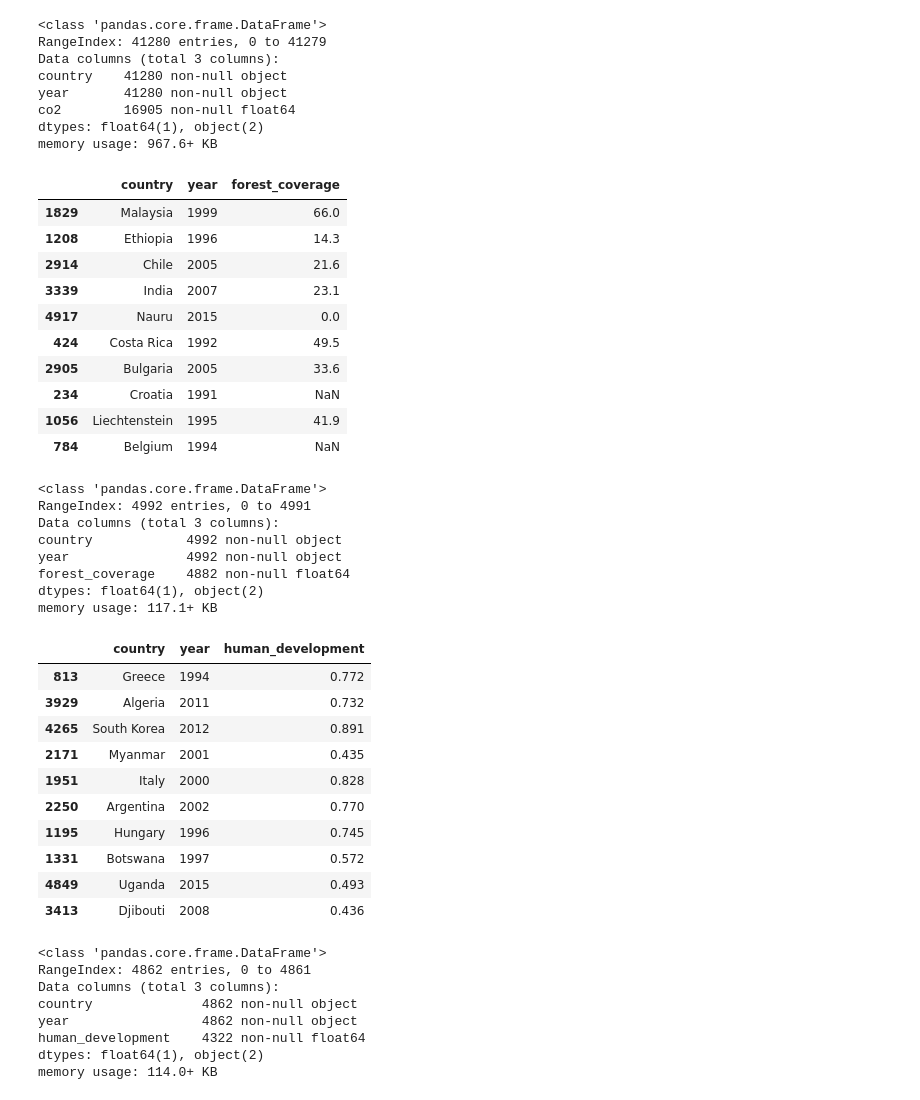
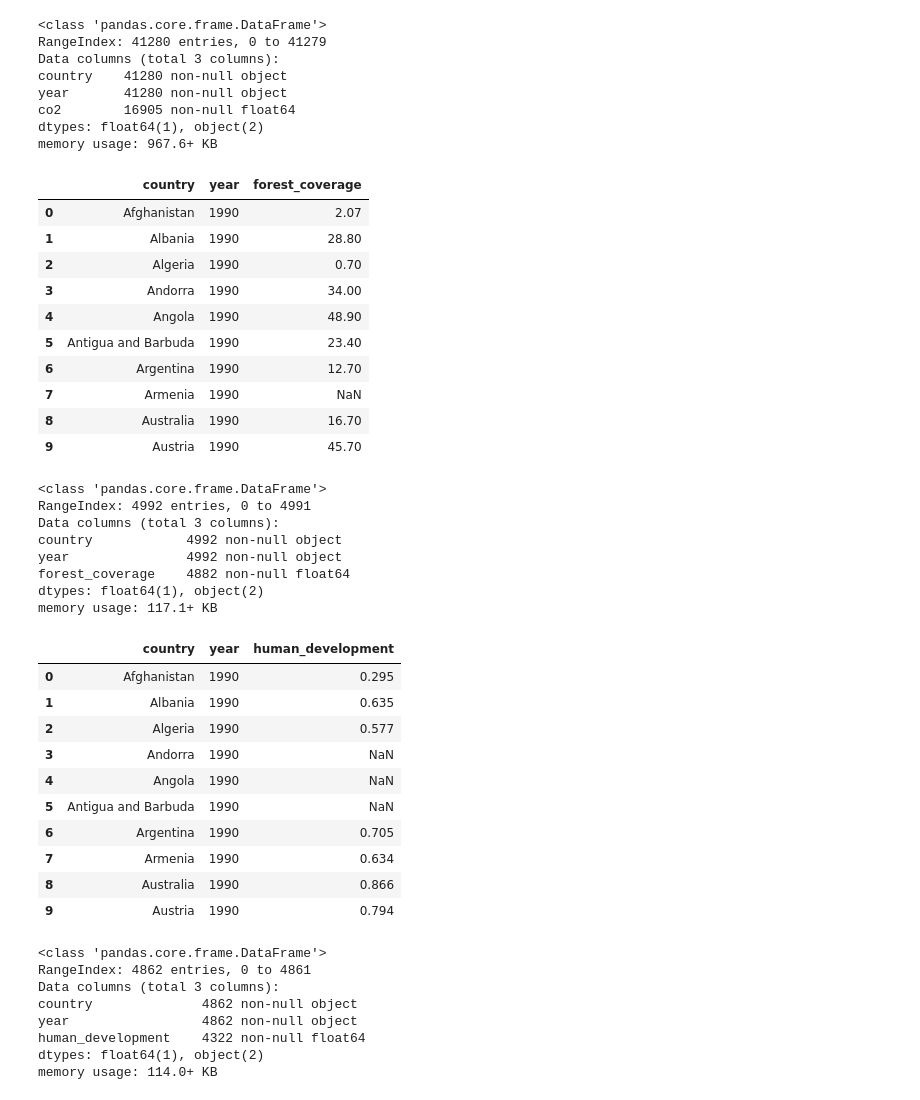
Before and after one commit to Victoriapm/co2_emissions_analysis, a Jupyter notebook: Part 2 - Investigate_Dataset/Investigate_a_Dataset.ipynb, the cells around one changed output. Cells and saved outputs as stored; diff of their text form; code cells hidden in the pictures.

```diff
--- a/Part 2 - Investigate_Dataset/Investigate_a_Dataset.ipynb
+++ b/Part 2 - Investigate_Dataset/Investigate_a_Dataset.ipynb
@@ -427,19 +485,19 @@ df_fc = df_fc.melt(id_vars=['country'], var_name=['year'])
 df_fc.rename(columns={"value": "forest_coverage"}, inplace=True)
 
 # Check the new structure
-df_fc.sample(10)
+df_fc.head(10)
 # %% [output]
 |  | country | year | forest_coverage |
-| 1829 | Malaysia | 1999 | 66.0 |
-| 1208 | Ethiopia | 1996 | 14.3 |
-| 2914 | Chile | 2005 | 21.6 |
-| 3339 | India | 2007 | 23.1 |
-| 4917 | Nauru | 2015 | 0.0 |
-| 424 | Costa Rica | 1992 | 49.5 |
-| 2905 | Bulgaria | 2005 | 33.6 |
-| 234 | Croatia | 1991 | NaN |
-| 1056 | Liechtenstein | 1995 | 41.9 |
-| 784 | Belgium | 1994 | NaN |
+| 0 | Afghanistan | 1990 | 2.07 |
+| 1 | Albania | 1990 | 28.80 |
+| 2 | Algeria | 1990 | 0.70 |
+| 3 | Andorra | 1990 | 34.00 |
+| 4 | Angola | 1990 | 48.90 |
+| 5 | Antigua and Barbuda | 1990 | 23.40 |
+| 6 | Argentina | 1990 | 12.70 |
+| 7 | Armenia | 1990 | NaN |
+| 8 | Australia | 1990 | 16.70 |
+| 9 | Austria | 1990 | 45.70 |
 # %%
 # check the new structure columns
 df_fc.info()
@@ -455,24 +513,24 @@ memory usage: 117.1+ KB
 # %%
 # unpivot the data
 df_hdi = df_hdi.melt(id_vars=['country'], var_name=['year'])
 
 # Use the indicator as a column name
 df_hdi.rename(columns={"value": "human_development"}, inplace=True)
 
 # Check the new structure
-df_hdi.sample(10)# check the new structure columns
+df_hdi.head(10)# check the new structure columns
 # %% [output]
 |  | country | year | human_development |
-| 813 | Greece | 1994 | 0.772 |
-| 3929 | Algeria | 2011 | 0.732 |
-| 4265 | South Korea | 2012 | 0.891 |
-| 2171 | Myanmar | 2001 | 0.435 |
-| 1951 | Italy | 2000 | 0.828 |
-| 2250 | Argentina | 2002 | 0.770 |
-| 1195 | Hungary | 1996 | 0.745 |
-| 1331 | Botswana | 1997 | 0.572 |
-| 4849 | Uganda | 2015 | 0.493 |
-| 3413 | Djibouti | 2008 | 0.436 |
+| 0 | Afghanistan | 1990 | 0.295 |
+| 1 | Albania | 1990 | 0.635 |
+| 2 | Algeria | 1990 | 0.577 |
+| 3 | Andorra | 1990 | NaN |
+| 4 | Angola | 1990 | NaN |
+| 5 | Antigua and Barbuda | 1990 | NaN |
+| 6 | Argentina | 1990 | 0.705 |
+| 7 | Armenia | 1990 | 0.634 |
+| 8 | Australia | 1990 | 0.866 |
+| 9 | Austria | 1990 | 0.794 |
 # %%
 # check the new structure columns
 df_hdi.info()
```
Also changed, not shown: parts of 81 cells of this notebook.
